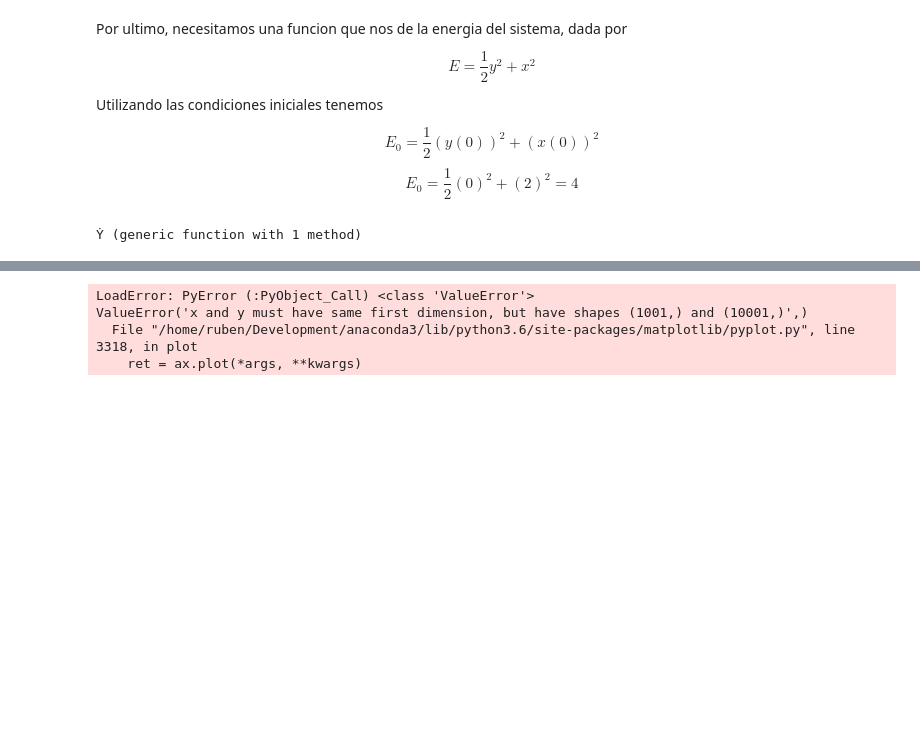
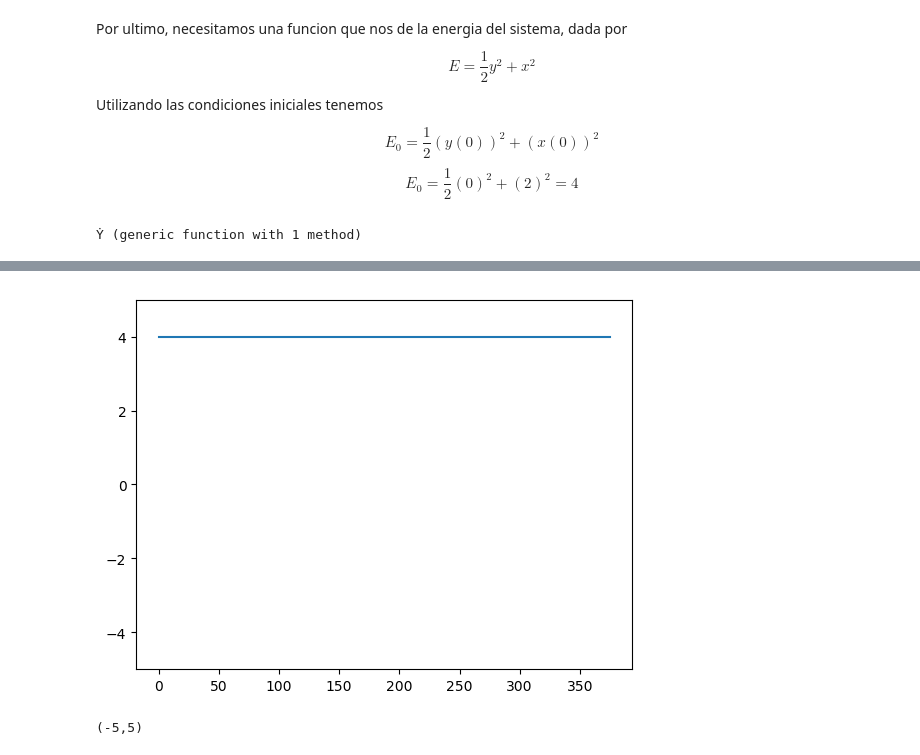
Before and after one commit to lbenet/2017-2_TSFisComputacional-1, a Jupyter notebook: tareas/Ruben/Tarea6.ipynb, the cells around one changed output, grey strips where cells are left out. Cells and saved outputs as stored; diff of their text form; code cells hidden in the pictures; blank space fills up the shorter version.

```diff
--- a/tareas/Ruben/Tarea6.ipynb
+++ b/tareas/Ruben/Tarea6.ipynb
@@ -403,9 +401,7 @@ ValueError('x and y must have same first dimension, but have shapes (1001,) and
 # %%
 plot(T1, E_T)
 ylim(-5, 5)
-plot(T2, E_RK4)
+# plot(T2, E_RK4)
 # %% [output]
+[figure, added]
-LoadError: PyError (:PyObject_Call) <class 'ValueError'>
-ValueError('x and y must have same first dimension, but have shapes (1001,) and (10001,)',)
-  File "/home/ruben/Development/anaconda3/lib/python3.6/site-packages/matplotlib/pyplot.py", line 3318, in plot
-    ret = ax.plot(*args, **kwargs)
+(-5,5)
```
Also changed, not shown: parts of 1 cell of this notebook.
